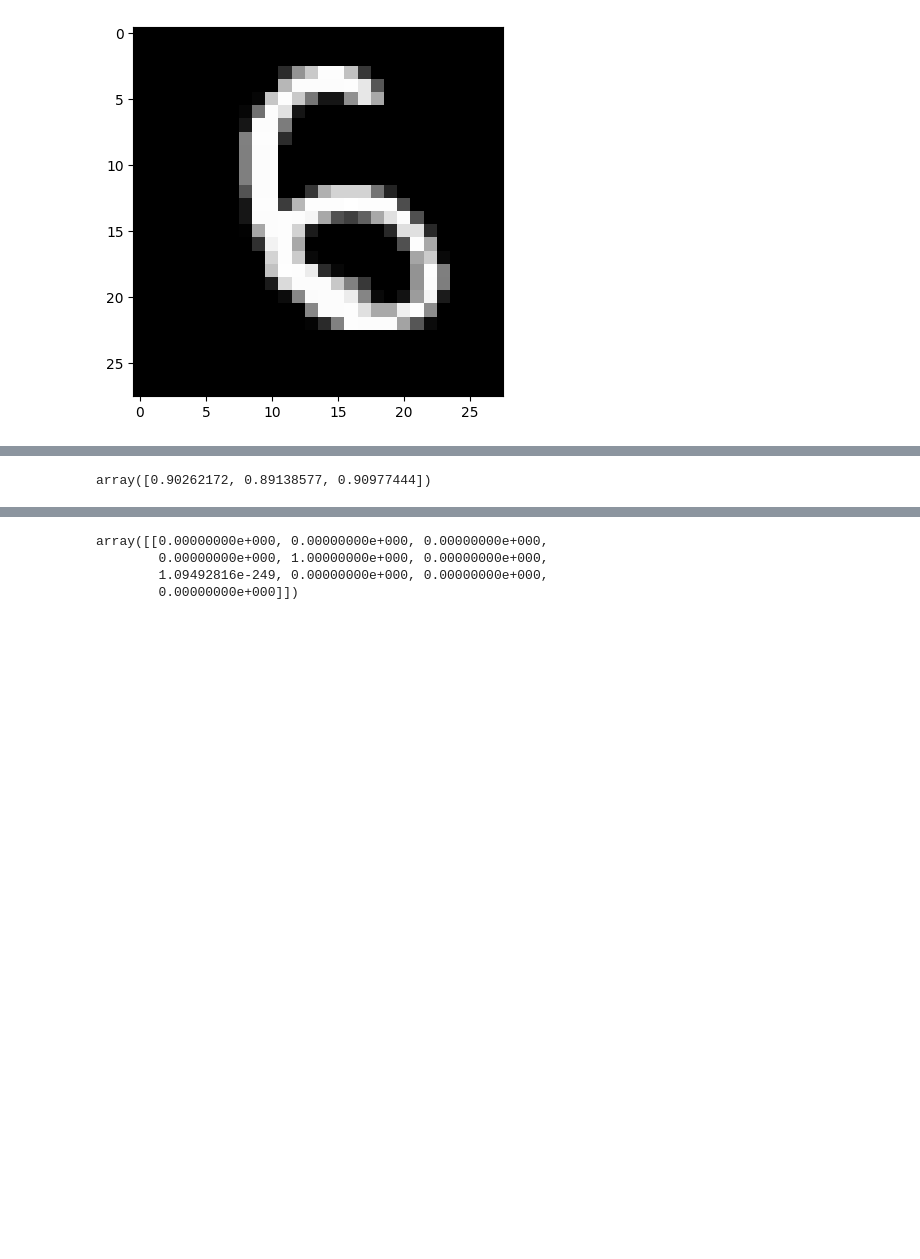
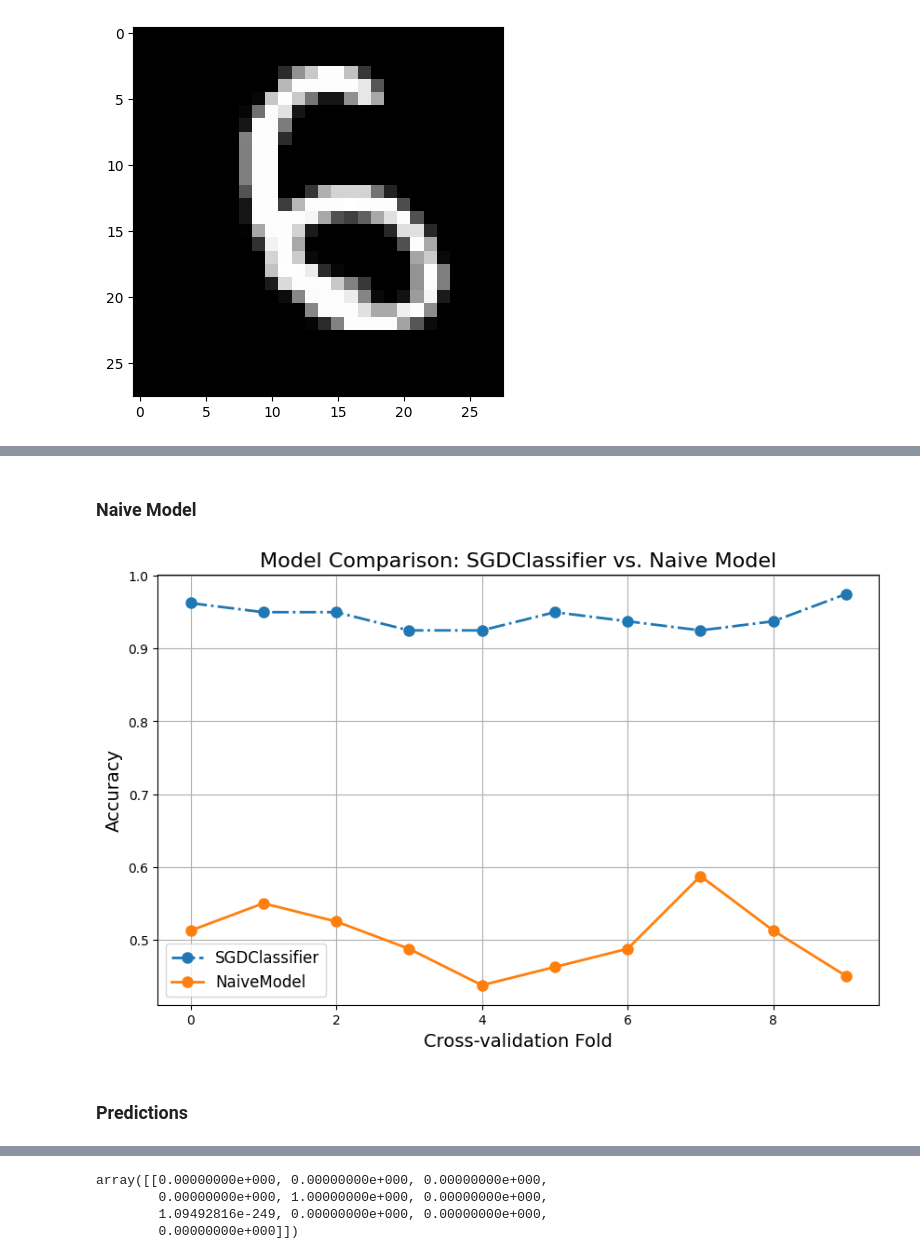
Before and after one commit to ariahosseini/TradML, a Jupyter notebook: ML_MNIST.ipynb, the cells around one changed output, grey strips where cells are left out. Saved outputs shown, nothing was run; the diff lists cells and outputs as text; code cells hidden in the pictures; blank space fills up the shorter version.

```diff
--- a/ML_MNIST.ipynb
+++ b/ML_MNIST.ipynb
@@ -166,11 +179,15 @@ array([0.94756554, 0.93632959, 0.94736842])
+# %%
+sgd_model_score = cross_val_score(sgd_clf,
+                                  X_train,
+                                  y_train,
+                                  cv=10,
+                                  scoring="accuracy")
+# %% [markdown]
+### Naive Model
 # %%
 class NaiveModel(BaseEstimator):
     def fit(self, X, y=None):
         pass
     def predict(self, X):
-        return np.zeros((len(X), 1), dtype=bool)
-base_model = NaiveModel()
-base_model.fit(X_train_scaled)
-cross_val_score(base_model, X_train_scaled, y_train, cv=3, scoring="accuracy")
+        random_predictions = np.random.randint(0, 2, size=(len(X), 1))
+        return random_predictions.astype(bool)
-# %% [output]
-array([0.90262172, 0.89138577, 0.90977444])
@@ -177 +197,21 @@ array([0.90262172, 0.89138577, 0.90977444])
+# %%
+naive_model_score = cross_val_score(base_model,
+                                    X_train,
+                                    y_train,
+                                    cv=10,
+                                    scoring="accuracy")
+# %%
+plt.figure(figsize=(10, 6))
+plt.plot(sgd_model_score, "o-.", label="SGDClassifier", markersize=8, linewidth=2)
+plt.plot(naive_model_score, "o-", label="NaiveModel", markersize=8, linewidth=2)
+plt.title("Model Comparison: SGDClassifier vs. Naive Model", fontsize=16)
+plt.xlabel("Cross-validation Fold", fontsize=14)
+plt.ylabel("Accuracy", fontsize=14)
+plt.grid(True)
+plt.legend(fontsize=12)
+plt.show()
+# %% [output]
+[figure, added]
+# %% [markdown]
+### Predictions
 # %%
```
Also changed, not shown: parts of 49 cells of this notebook.
